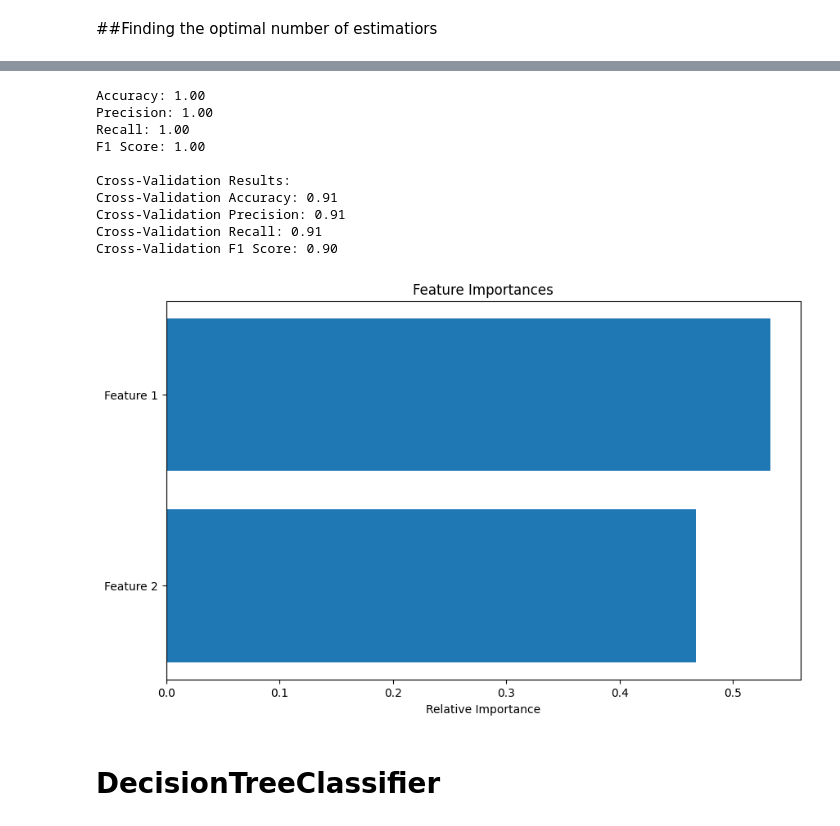
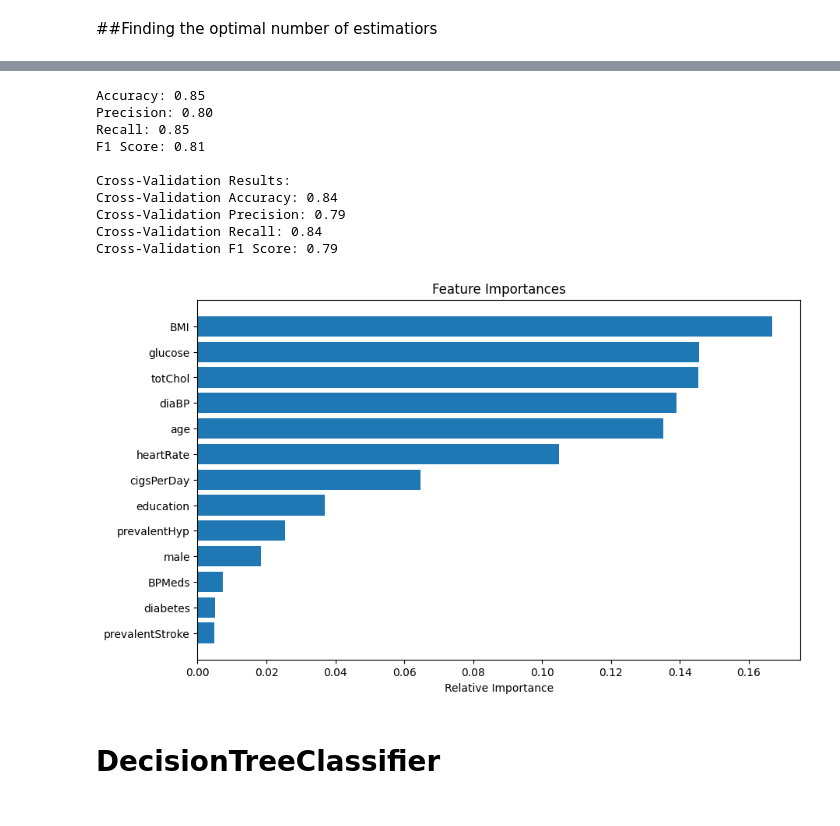
Before and after one commit to mmdreza00mirrashid/Ensemble-learning, a Jupyter notebook: Main.ipynb, the cells around one changed output, grey strips where cells are left out. Drawn from its saved outputs; the diff is of its cells as text; code cells hidden in the pictures.

```diff
--- a/Main.ipynb
+++ b/Main.ipynb
@@ -55,0 +69,11 @@ X_train, X_val, y_train, y_val = train_test_split(X_train, y_train, test_size=0.
+# %%
+
+# Encode categorical columns before KNN Imputation
+df_encoded = pd.get_dummies(df)
+
+# Apply KNN imputer
+imputer = KNNImputer(n_neighbors=3)
+df_imputed = imputer.fit_transform(df_encoded)
+
+# Convert back to DataFrame
+df = pd.DataFrame(df_imputed, columns=df_encoded.columns)
@@ -119,0 +117,31 @@ print(high_corr_features)
+# %%
+threshold = 0.7
+# Calculate the correlation matrix
+corr_matrix = df.corr().abs()
+
+# Create an upper triangle matrix to avoid duplications
+upper = corr_matrix.where(np.triu(np.ones(corr_matrix.shape), k=1).astype(bool))
+
+# Initialize a set to hold the columns to drop
+to_drop = set()
+
+for column in upper.columns:
+    # Find pairs where correlation is greater than the threshold
+    high_corr_pairs = [(column, idx) for idx in upper.index if upper.loc[idx, column] > threshold]
+
+    for pair in high_corr_pairs:
+        # Compare average correlations of the features in the pair
+        avg_corr_1 = corr_matrix[pair[0]].mean()
+        avg_corr_2 = corr_matrix[pair[1]].mean()
+
+        # Drop the feature with higher average correlation
+        if avg_corr_1 > avg_corr_2:
+            to_drop.add(pair[0])
+        else:
+            to_drop.add(pair[1])
+
+df=df.drop(columns=to_drop)
+
+print(f'Dropped features: {to_drop}')
+print('--------------------------------------------')
+print(df.head())
@@ -176,6 +204,6 @@ plt.show()
 # %%
 # Bagging Classifier
-Bagging_Model = BaggingClassifier(base_estimator=DecisionTreeClassifier(), n_estimators=30, random_state=42)
+Bagging_Model = BaggingClassifier(base_estimator=DecisionTreeClassifier(), n_estimators=50, random_state=42)
 Bagging_Model.fit(X_train, y_train)
 y_pred = Bagging_Model.predict(X_test)
 
@@ -208,42 +236,42 @@ print(f'Cross-Validation F1 Score: {cv_f1:.2f}')
 
 
 # Store results for comparison
 results = []
 # Aggregate cross-validation results for Bagging
 results.append({
     'Model': 'Bagging',
     'Accuracy': cv_accuracy,
     'Precision': cv_precision,
     'Recall': cv_recall,
     'F1 Score': cv_f1
     })
 
 
 # Feature Importances Visualization (if available)
 if hasattr(Bagging_Model.estimators_[0], 'feature_importances_'):
     importances = np.mean([tree.feature_importances_ for tree in Bagging_Model.estimators_], axis=0)
     feature_names = X.columns
     plt.figure(figsize=(10, 6))
     indices = np.argsort(importances)
     plt.title('Feature Importances')
     plt.barh(range(len(indices)), importances[indices], align='center')
     plt.yticks(range(len(indices)), [feature_names[i] for i in indices])
     plt.xlabel('Relative Importance')
     plt.show()
 else:
     print("The base estimator does not have feature importances.")
 # %% [output]
-Accuracy: 1.00
-Precision: 1.00
-Recall: 1.00
-F1 Score: 1.00
+Accuracy: 0.85
+Precision: 0.80
+Recall: 0.85
+F1 Score: 0.81
 
 Cross-Validation Results:
-Cross-Validation Accuracy: 0.91
-Cross-Validation Precision: 0.91
-Cross-Validation Recall: 0.91
-Cross-Validation F1 Score: 0.90
+Cross-Validation Accuracy: 0.84
+Cross-Validation Precision: 0.79
+Cross-Validation Recall: 0.84
+Cross-Validation F1 Score: 0.79
-[figure, old version]
+[figure, new version]
 # %% [markdown]
 # DecisionTreeClassifier
 # %%
```
Also changed, not shown: parts of 26 cells of this notebook, 9 other files.
